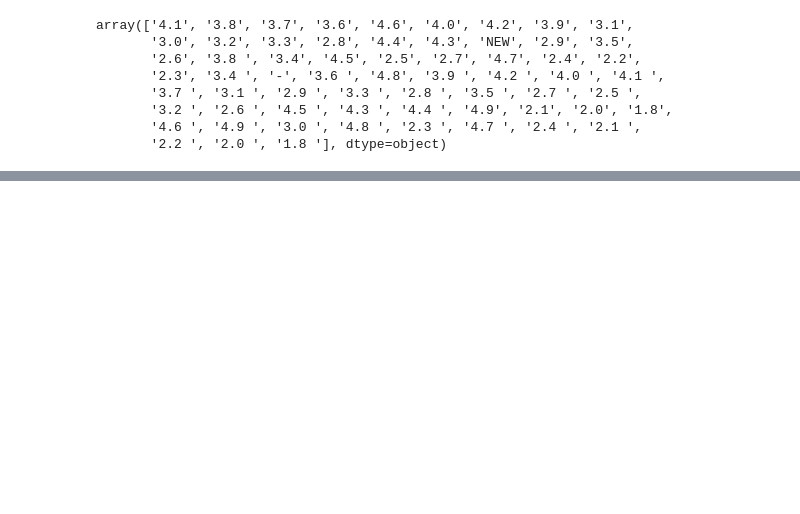
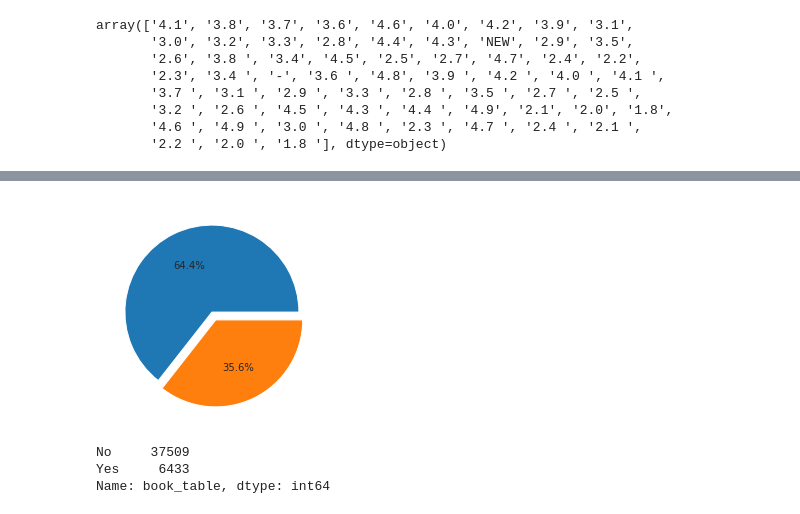
Before and after one commit to Data-Analysis-Projects-Udemy/Project-3-Geospatial-Analysis-Project, a Jupyter notebook: Zomato_EDA.ipynb, the cells around one changed output, grey strips where cells are left out. Saved outputs shown, nothing was run; the diff lists cells and outputs as text; code cells hidden in the pictures; blank space fills up the shorter version.

```diff
--- a/Zomato_EDA.ipynb
+++ b/Zomato_EDA.ipynb
@@ -143,0 +195,13 @@ df['rate']=df['rate'].astype(float)
+# %%
+x=df['online_order'].value_counts()
+labels=['accepted','not accepted']
+plt.pie(x,explode=[0.0,0.1],autopct='%1.1f%%')
+plt.savefig("./images/online.png")
+# %% [output]
+[figure, added]
+# %%
+df["book_table"].value_counts()
+# %% [output]
+No     37509
+Yes     6433
+Name: book_table, dtype: int64
```
Also changed, not shown: parts of 10 cells of this notebook, 8 other files.
